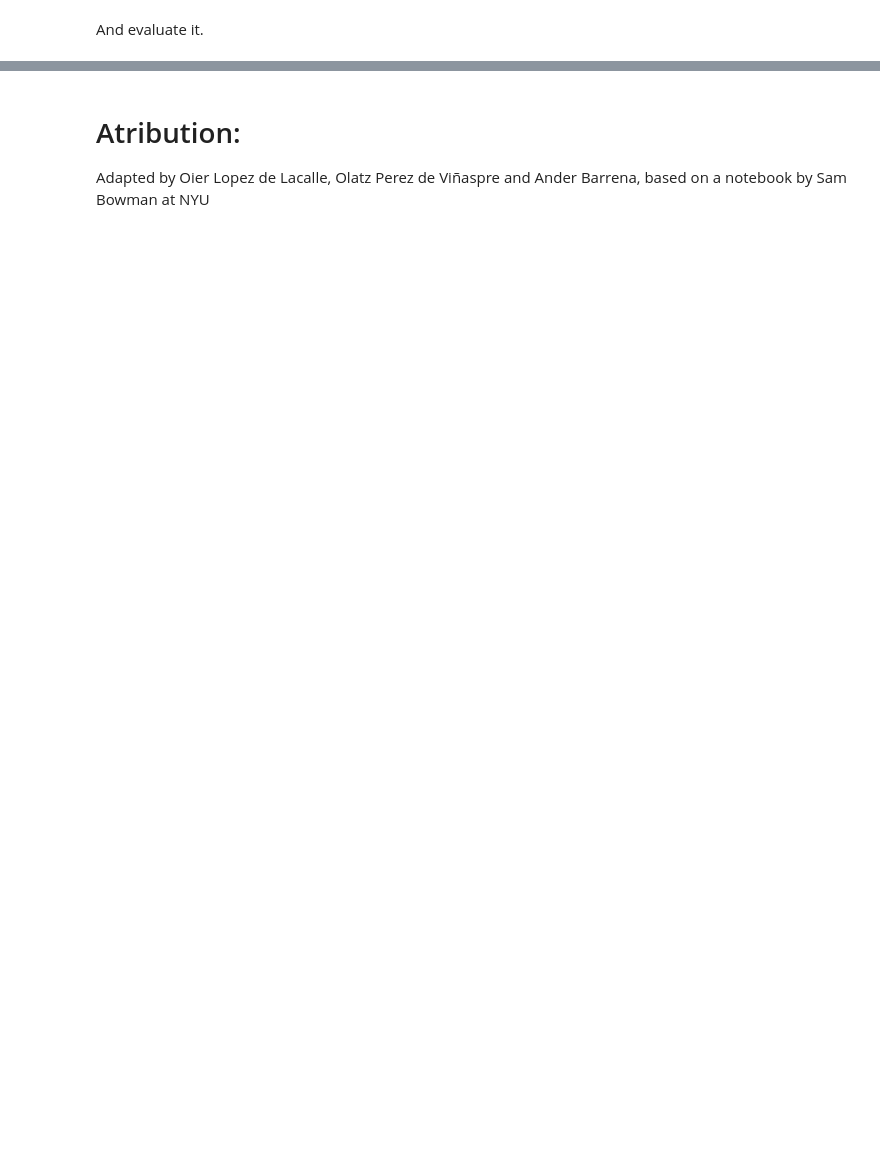
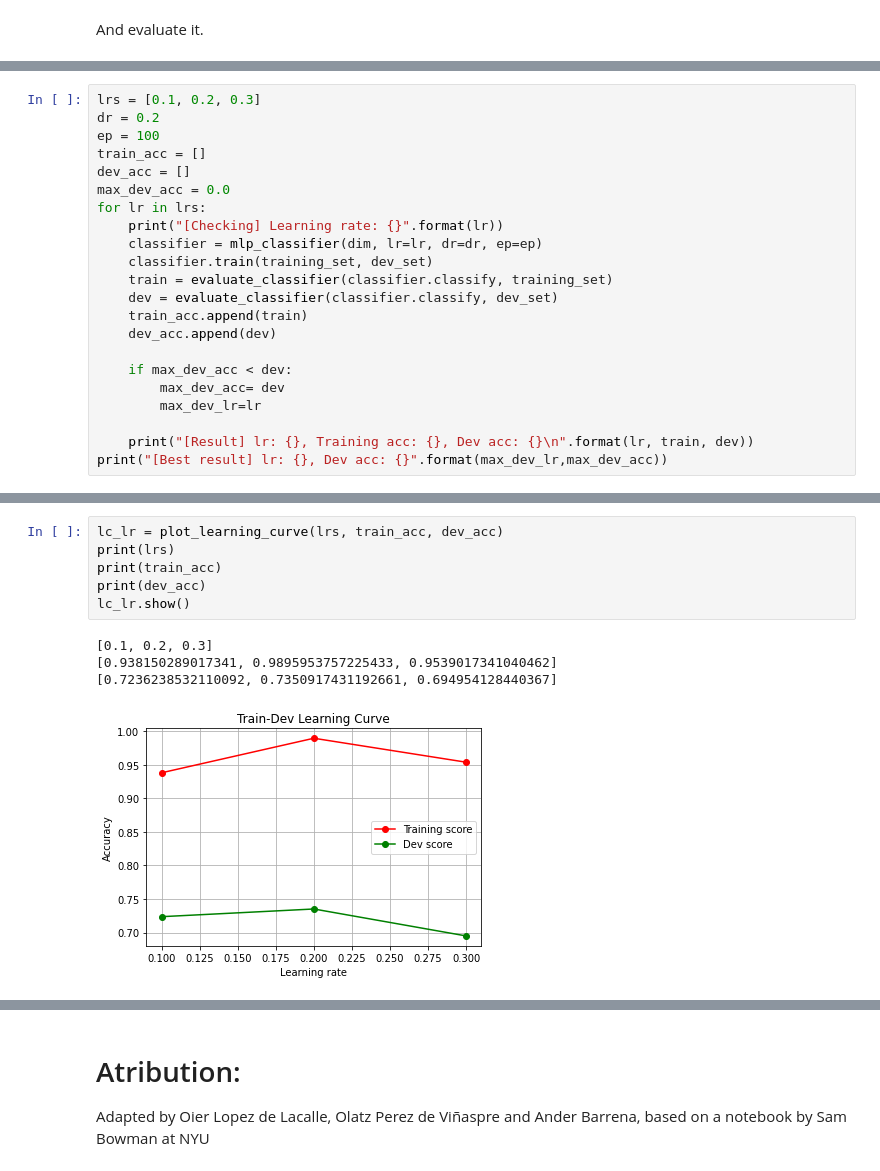
Before and after one commit to juletx/deep-learning-nlp, a Jupyter notebook: labs/2. MLP and Dropout.ipynb, the cells around one changed output, grey strips where cells are left out. Drawn from its saved outputs; the diff is of its cells as text; blank space fills up the shorter version.

```diff
--- a/labs/2. MLP and Dropout.ipynb
+++ b/labs/2. MLP and Dropout.ipynb
@@ -216,0 +365,22 @@ evaluate_classifier(classifier.classify, test_set)
+# %%
+lrs = [0.1, 0.2, 0.3]
+dr = 0.2
+ep = 100
+train_acc = []
+dev_acc = []
+max_dev_acc = 0.0
+for lr in lrs:
+    print("[Checking] Learning rate: {}".format(lr))
+    classifier = mlp_classifier(dim, lr=lr, dr=dr, ep=ep)
+    classifier.train(training_set, dev_set)
+    train = evaluate_classifier(classifier.classify, training_set)
+    dev = evaluate_classifier(classifier.classify, dev_set)
+    train_acc.append(train)
+    dev_acc.append(dev)
+
+    if max_dev_acc < dev:
+        max_dev_acc= dev
+        max_dev_lr=lr
+
+    print("[Result] lr: {}, Training acc: {}, Dev acc: {}\n".format(lr, train, dev))
+print("[Best result] lr: {}, Dev acc: {}".format(max_dev_lr,max_dev_acc))
@@ -216,0 +405,11 @@ evaluate_classifier(classifier.classify, test_set)
+# %%
+lc_lr = plot_learning_curve(lrs, train_acc, dev_acc)
+print(lrs)
+print(train_acc)
+print(dev_acc)
+lc_lr.show()
+# %% [output]
+[0.1, 0.2, 0.3]
+[0.938150289017341, 0.9895953757225433, 0.9539017341040462]
+[0.7236238532110092, 0.7350917431192661, 0.694954128440367]
+[figure, added]
```
Also changed, not shown: parts of 23 cells of this notebook, 1 other file.
